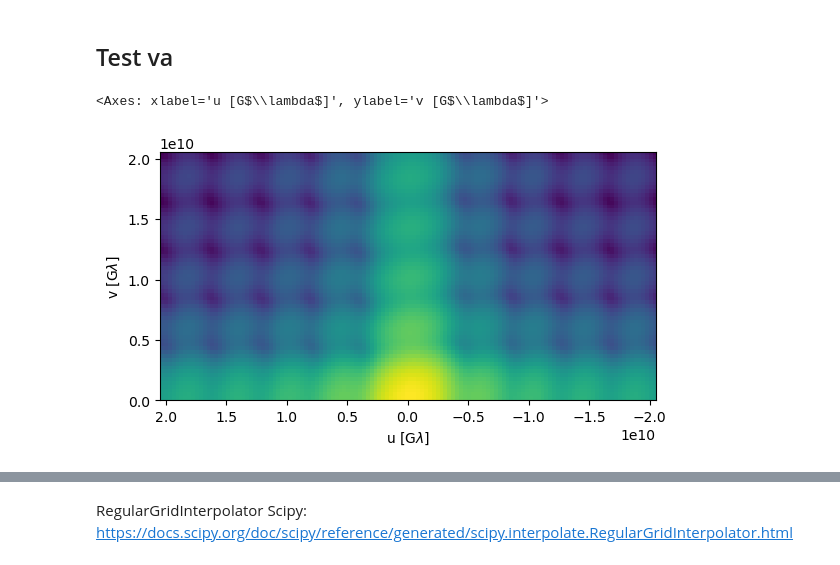
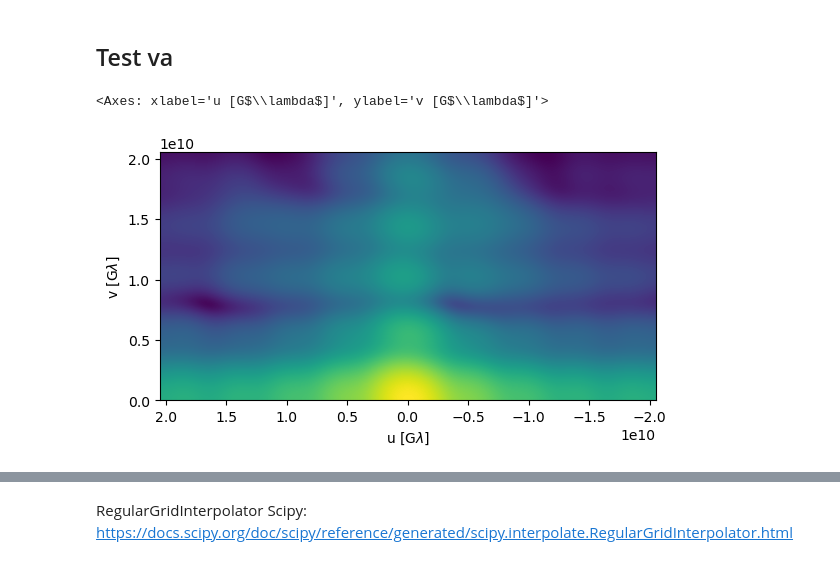
Before and after one commit to hina18201716/2017_sgra_paper5, a Jupyter notebook: RAPTOR_test.ipynb, the cells around one changed output, grey strips where cells are left out. Drawn from its saved outputs; the diff is of its cells as text; code cells hidden in the pictures.

```diff
--- a/RAPTOR_test.ipynb
+++ b/RAPTOR_test.ipynb
@@ -30,7 +29,7 @@ The autoreload extension is already loaded. To reload it, use:
 
 pf = hm.ParaFrame('cache/{mag}a{aspin:g}_w{window:d}/Rh{Rhigh:d}_i{inc:d}/img_data_{snapshot:d}.h5')
 # %%
-sel = pf(inc=45)
+sel = pf(inc=15)
 display(sel)
 # %% [output]
 |  | path | mag | aspin | window | Rhigh | inc | snapshot |
@@ -39,6 +47,6 @@ display(sel)
 # %%
-# TODO do io.load_img(sel.path)
-# img = io.load_img('output/plot/Ma101_w1/Rh1_i60/img_data_1.h5', pf(path = 'output/plot/Ma101_w1/Rh1_i60/img_data_1.h5').snapshot)
-# meta = img.meta
+# # TODO do io.load_img(sel.path)
+img = io.load_img('cache/Ma101_w1/Rh1_i60/img_data_1.h5', pf(path = 'cache/Ma101_w1/Rh1_i60/img_data_1.h5').snapshot)
+meta = img.meta
 # %%
 #TODO: units match
@@ -58,6 +60,6 @@ path.iloc :
 # %%
 snaps = np.array(sel.snapshot)
-mov = io.load_mov(sel.path.iloc[0], snaps)
+mov = io.load_mov(sel.path, snaps)
 print(mov.shape)
 # viz.show(mov, s=0)
 # %% [output]
@@ -101,8 +83,8 @@ print(mov)
 # %% [markdown]
 ## Test va
 # %%
-vis = mk.mockserve(mov, N=128)
+vis = mk.mockserve(mov, N=1024)
 viz.show(vis, s=0, f=lambda v: np.log(abs(v).value))
 # %% [output]
 <Axes: xlabel='u [G$\\lambda$]', ylabel='v [G$\\lambda$]'>
-[figure, old version]
+[figure, new version]
```
Also changed, not shown: parts of 9 cells of this notebook, 1 other file.
